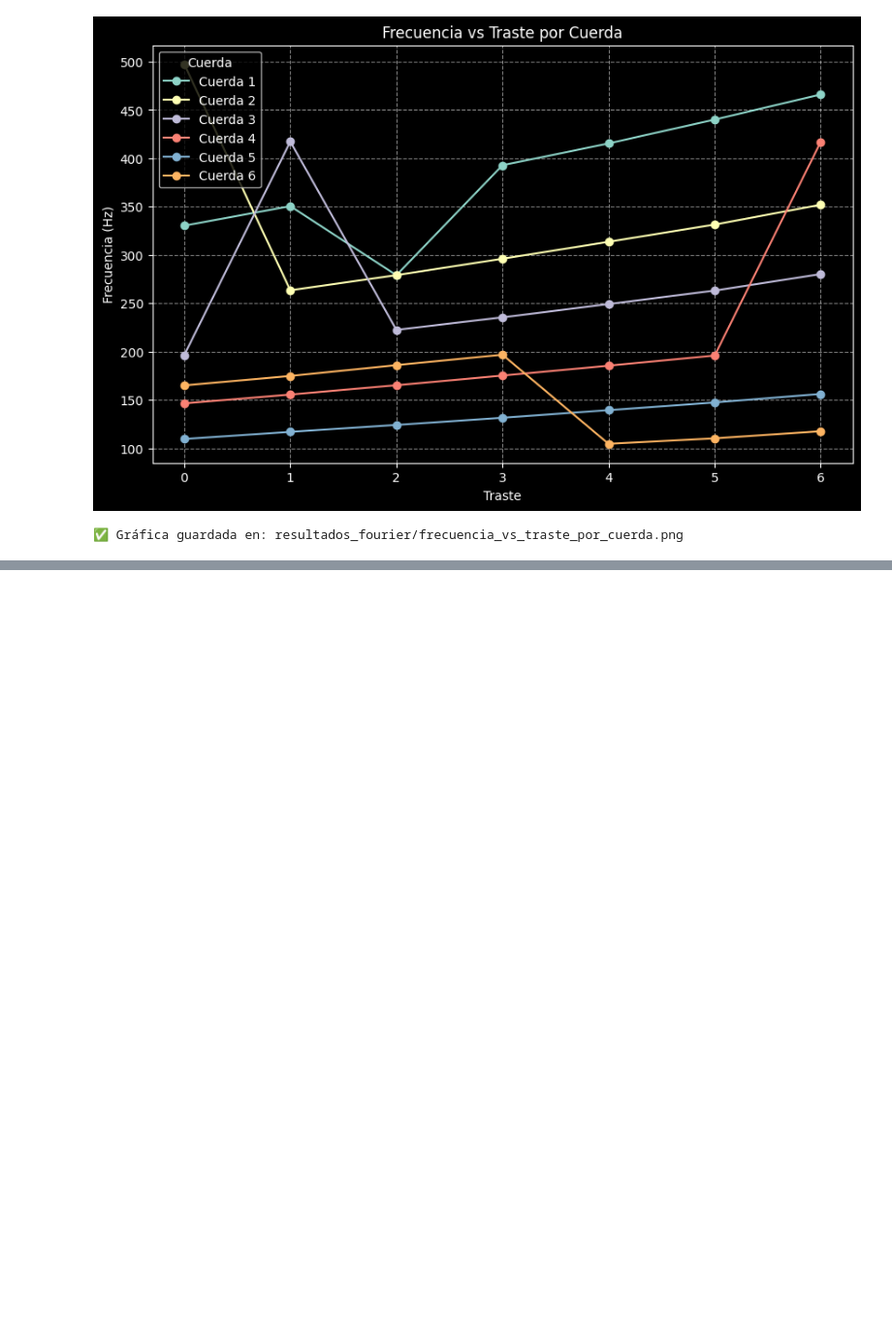
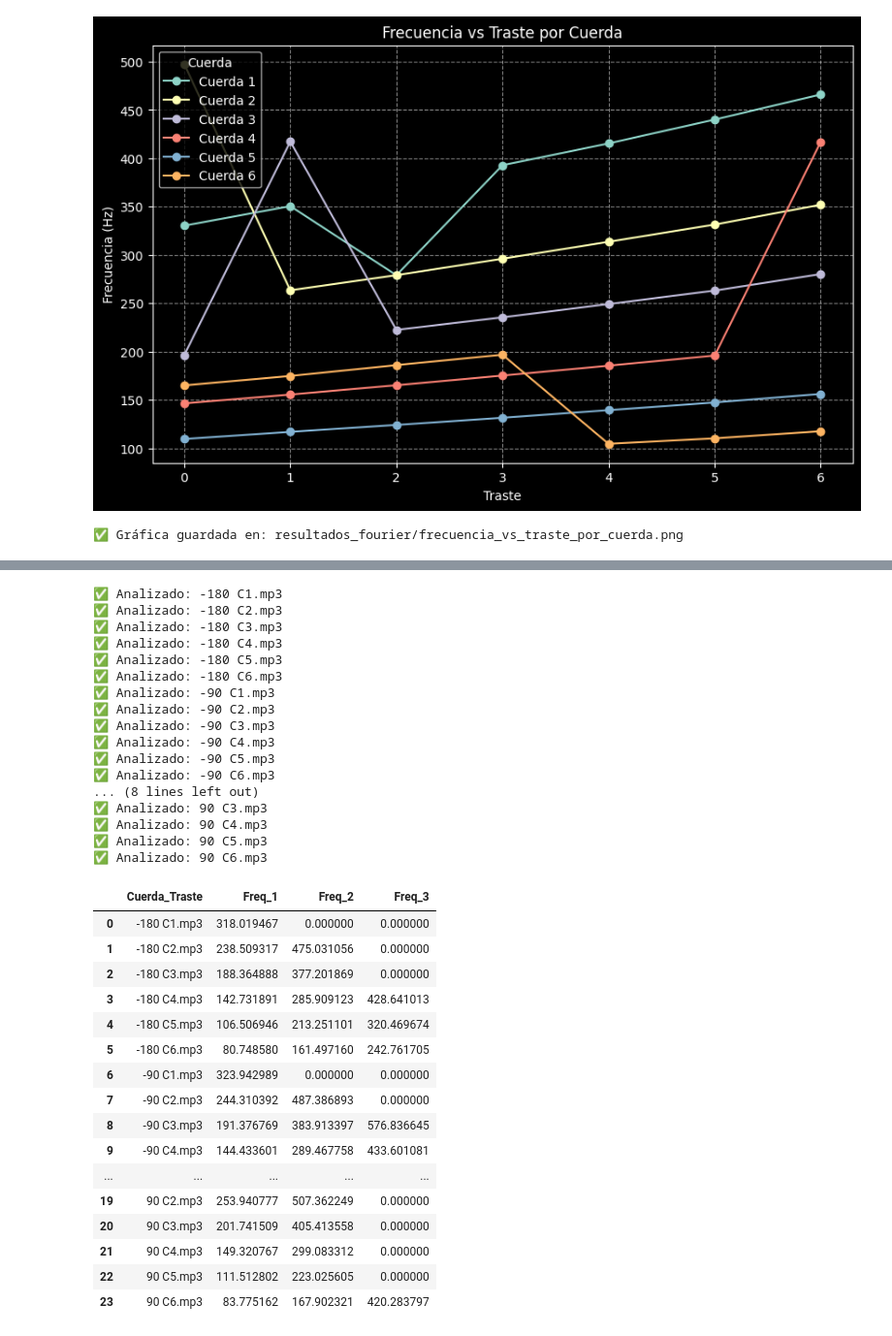
Before and after one commit to campereza043/MFC2026, a Jupyter notebook: Fourier/audio_fourier_analysis.ipynb, the cells around one changed output, grey strips where cells are left out. Shown at 97% size. Drawn from its saved outputs; the diff is of its cells as text; code cells hidden in the pictures; blank space fills up the shorter version.

```diff
--- a/Fourier/audio_fourier_analysis.ipynb
+++ b/Fourier/audio_fourier_analysis.ipynb
@@ -11,7 +11,7 @@ from scipy.io import wavfile
 warnings.filterwarnings('ignore')
 
 # Configuración de nombres de archivos (Rutas locales)
-INPUT_AUDIO_PATH = "C1 T2.mp3"
+INPUT_AUDIO_PATH = "/home/camila/Documentos/UD/MFC2026-1/Fourier/Tensión/180 C3.mp3"
 # OUTPUT_MP3_PATH  = "Cuerda2_libre.mp3"
 OUTPUT_WAV_TEMP  = "audio_temp.wav"
 
@@ -513,0 +604,54 @@ print(f"✅ Gráfica guardada en: {grafica_path}")
+# %%
+data_final = []
+
+for archivo in audio_files:
+    try:
+        f1, f2, f3 = analizar_picos_fourier(archivo)
+        data_final.append({
+            "Cuerda_Traste": os.path.basename(archivo),
+            "Freq_1": f1,
+            "Freq_2": f2,
+            "Freq_3": f3
+        })
+        print(f"✅ Analizado: {os.path.basename(archivo)}")
+    except Exception as e:
+        print(f"❌ Error en {archivo}: {e}")
+
+df_tension = pd.DataFrame(data_final)
+df_tension.to_csv(os.path.join(OUTPUT_FOLDER, "resultados_tension.csv"), index=False)
+display(df_tension)
+# %% [output]
+✅ Analizado: -180 C1.mp3
+✅ Analizado: -180 C2.mp3
+✅ Analizado: -180 C3.mp3
+✅ Analizado: -180 C4.mp3
+✅ Analizado: -180 C5.mp3
+✅ Analizado: -180 C6.mp3
+✅ Analizado: -90 C1.mp3
+✅ Analizado: -90 C2.mp3
+✅ Analizado: -90 C3.mp3
+✅ Analizado: -90 C4.mp3
+✅ Analizado: -90 C5.mp3
+✅ Analizado: -90 C6.mp3
+... (8 lines left out)
+✅ Analizado: 90 C3.mp3
+✅ Analizado: 90 C4.mp3
+✅ Analizado: 90 C5.mp3
+✅ Analizado: 90 C6.mp3
+|  | Cuerda_Traste | Freq_1 | Freq_2 | Freq_3 |
+| 0 | -180 C1.mp3 | 318.019467 | 0.000000 | 0.000000 |
+| 1 | -180 C2.mp3 | 238.509317 | 475.031056 | 0.000000 |
+| 2 | -180 C3.mp3 | 188.364888 | 377.201869 | 0.000000 |
+| 3 | -180 C4.mp3 | 142.731891 | 285.909123 | 428.641013 |
+| 4 | -180 C5.mp3 | 106.506946 | 213.251101 | 320.469674 |
+| 5 | -180 C6.mp3 | 80.748580 | 161.497160 | 242.761705 |
+| 6 | -90 C1.mp3 | 323.942989 | 0.000000 | 0.000000 |
+| 7 | -90 C2.mp3 | 244.310392 | 487.386893 | 0.000000 |
+| 8 | -90 C3.mp3 | 191.376769 | 383.913397 | 576.836645 |
+| 9 | -90 C4.mp3 | 144.433601 | 289.467758 | 433.601081 |
+| ... | ... | ... | ... | ... |
+| 19 | 90 C2.mp3 | 253.940777 | 507.362249 | 0.000000 |
+| 20 | 90 C3.mp3 | 201.741509 | 405.413558 | 0.000000 |
+| 21 | 90 C4.mp3 | 149.320767 | 299.083312 | 0.000000 |
+| 22 | 90 C5.mp3 | 111.512802 | 223.025605 | 0.000000 |
+| 23 | 90 C6.mp3 | 83.775162 | 167.902321 | 420.283797 |
```
Also changed, not shown: parts of 10 cells of this notebook, 2 other files.
